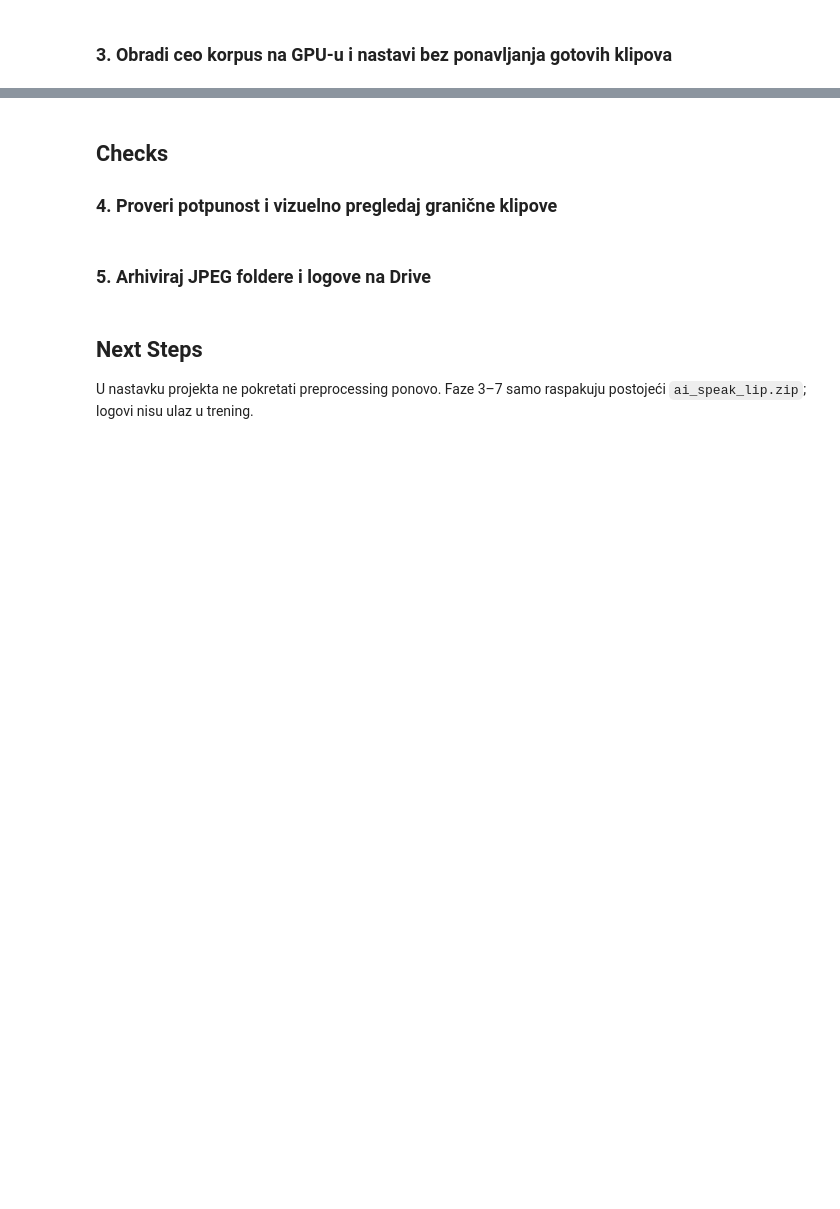
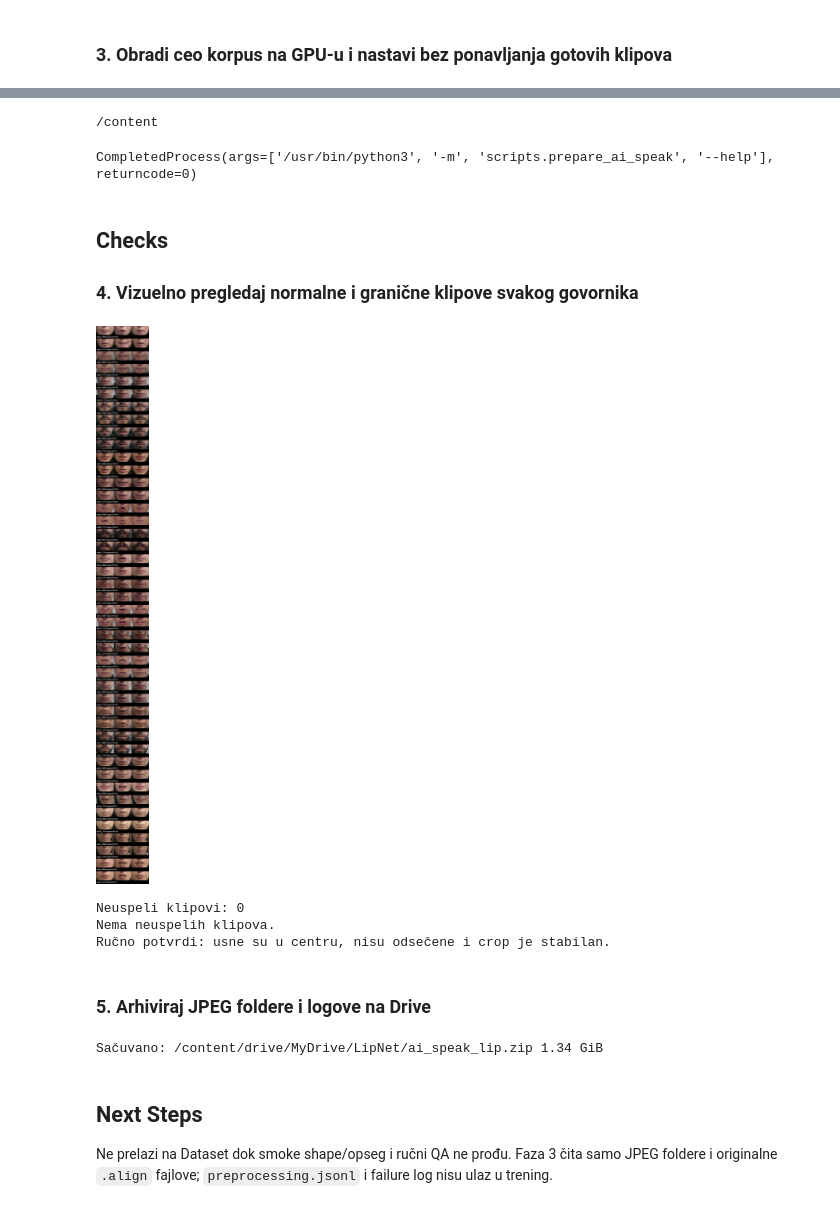
Before and after one commit to nikolabakic/Vizuelno-prepoznavanje-govora-na-osnovu-pokreta-usana-pomo-u-LipNet-modela, a Jupyter notebook: playground/02_faza_2_ai_speak_preprocessing.ipynb, the cells around one changed output, grey strips where cells are left out. Cells and saved outputs as stored; diff of their text form; code cells hidden in the pictures; blank space fills up the shorter version.

Commit message:
Revert "feat: Extend preprocessing and evaluation for phases 0-7"
This reverts commit 30420e3a9212af68eb3029a3bcebab84b59f6cc6.

```diff
--- a/playground/02_faza_2_ai_speak_preprocessing.ipynb
+++ b/playground/02_faza_2_ai_speak_preprocessing.ipynb
@@ -119,3 +266,25 @@ else:
+# %%
+%cd /content/lipnet-serbian
+
+import subprocess
+
+subprocess.run(
+    ["git", "pull", "--ff-only"],
+    check=True,
+)
+
+subprocess.run(
+    [
+        sys.executable,
+        "-m",
+        "scripts.prepare_ai_speak",
+        "--help",
+    ],
+    check=True,
+)
+# %% [output]
+/content
+CompletedProcess(args=['/usr/bin/python3', '-m', 'scripts.prepare_ai_speak', '--help'], returncode=0)
 # %%
 if RUN_FULL_PREPROCESSING:
     subprocess.run([
@@ -131,34 +300,37 @@ else:
 # %% [markdown]
 ## Checks
 
-### 4. Proveri potpunost i vizuelno pregledaj granične klipove
+### 4. Vizuelno pregledaj normalne i granične klipove svakog govornika
 # %%
-assert EXISTING_MOUTH_ARCHIVE.stat().st_size > 0
-if RUN_FULL_PREPROCESSING:
-    from IPython.display import Image, display
-    QA_PATH = OUTPUT_ROOT / 'qa_mouth_crops.jpg'
-    FAILURE_LOG = OUTPUT_ROOT / 'failed_clips.log'
-    PREPROCESSING_LOG = OUTPUT_ROOT / 'preprocessing.jsonl'
-    assert QA_PATH.exists() and FAILURE_LOG.exists() and PREPROCESSING_LOG.exists()
-    display(Image(filename=str(QA_PATH)))
-    print('Nova obrada zahteva ručnu QA potvrdu pre arhiviranja.')
-else:
-    print('Postojeći ai_speak_lip.zip je potvrđen; QA i BlazeFace se ne ponavljaju.')
+from IPython.display import Image, display
+
+QA_PATH = OUTPUT_ROOT / 'qa_mouth_crops.jpg'
+FAILURE_LOG = OUTPUT_ROOT / 'failed_clips.log'
+assert QA_PATH.exists(), 'Puna obrada nije napravljena ili nije završena.'
+display(Image(filename=str(QA_PATH)))
+failures = FAILURE_LOG.read_text(encoding='utf-8').strip().splitlines()
+print('Neuspeli klipovi:', len([line for line in failures if line]))
+print('\n'.join(failures[:20]) if failures else 'Nema neuspelih klipova.')
+print('Ručno potvrdi: usne su u centru, nisu odsečene i crop je stabilan.')
+# %% [output]
+[figure, added]
+Neuspeli klipovi: 0
+Nema neuspelih klipova.
+Ručno potvrdi: usne su u centru, nisu odsečene i crop je stabilan.
 # %% [markdown]
 ### 5. Arhiviraj JPEG foldere i logove na Drive
 # %%
 if RUN_FULL_PREPROCESSING:
-    MANUAL_QA_PASSED = False  # samo za namerno novu punu obradu
-    assert MANUAL_QA_PASSED, 'Ručno pregledaj QA sliku pre nove arhive.'
     archive_base = Path('/content/ai_speak_lip')
     archive = Path(shutil.make_archive(str(archive_base), 'zip', root_dir=OUTPUT_ROOT))
     drive_archive = DRIVE_ROOT / 'ai_speak_lip.zip'
     shutil.copy2(archive, drive_archive)
     print('Sačuvano:', drive_archive, f'{drive_archive.stat().st_size/1024**3:.2f} GiB')
-else:
-    print('Postojeći ai_speak_lip.zip ostaje neizmenjen.')
+# %% [output]
+Sačuvano: /content/drive/MyDrive/LipNet/ai_speak_lip.zip 1.34 GiB
 # %% [markdown]
 ## Next Steps
 
-U nastavku projekta ne pokretati preprocessing ponovo. Faze 3–7 samo raspakuju
-postojeći `ai_speak_lip.zip`; logovi nisu ulaz u trening.
+Ne prelazi na Dataset dok smoke shape/opseg i ručni QA ne prođu. Faza 3 čita samo
+JPEG foldere i originalne `.align` fajlove; `preprocessing.jsonl` i failure log nisu
+ulaz u trening.
```
Also changed, not shown: parts of 8 cells of this notebook, 22 other files.
